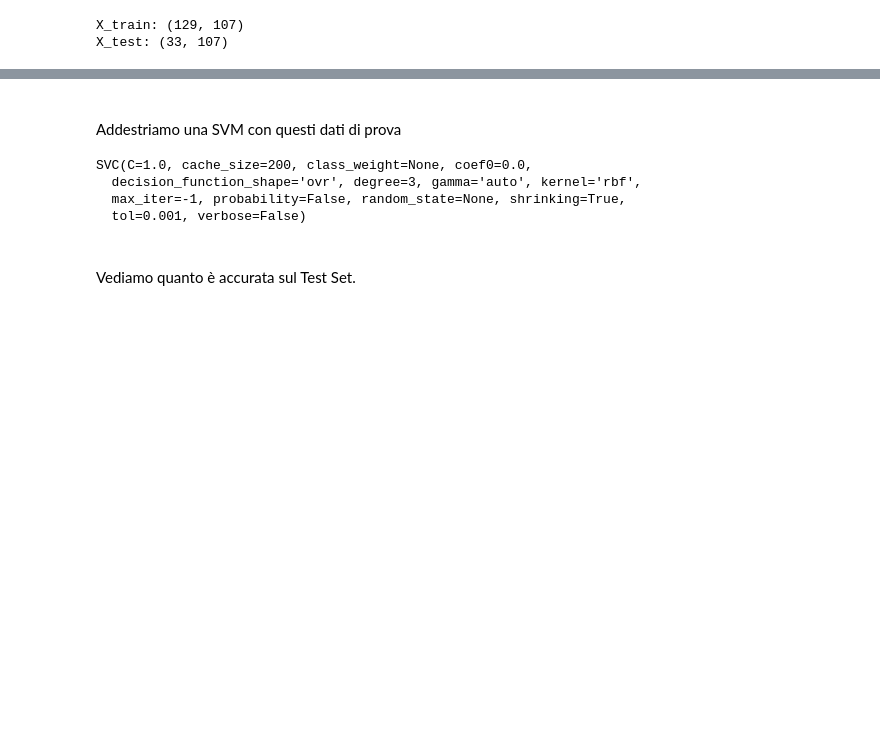
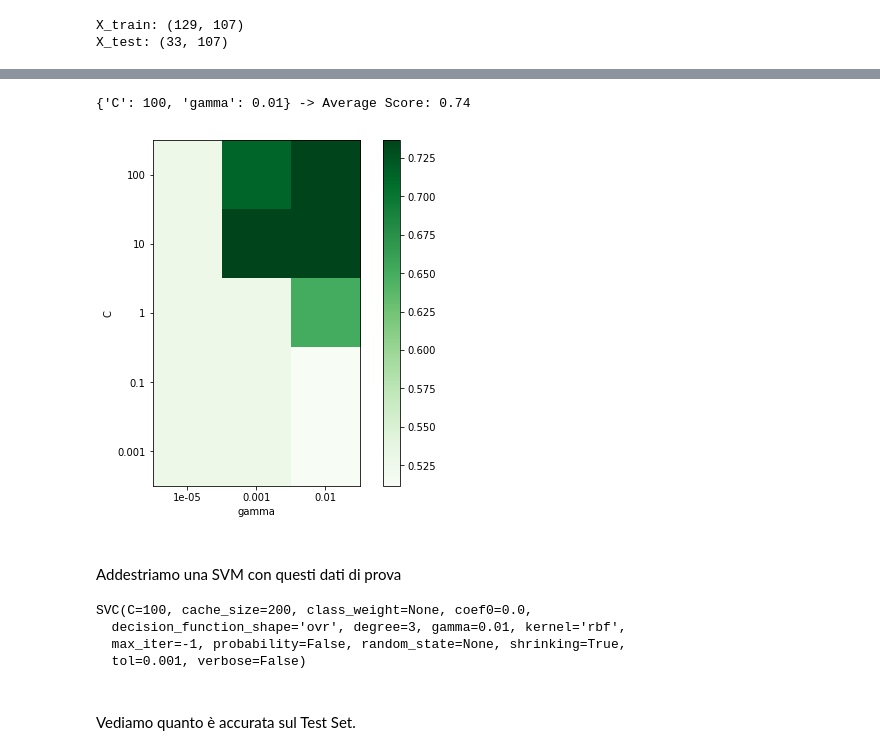
Before and after one commit to lucaArrotta/Python-library-for-Action-Unit-and-Emotion-recognition-with-CNNs-SVMs-and-SVRs, a Jupyter notebook: svm_training.ipynb, the cells around one changed output, grey strips where cells are left out. Cells and saved outputs as stored; diff of their text form; code cells hidden in the pictures; blank space fills up the shorter version.

```diff
--- a/svm_training.ipynb
+++ b/svm_training.ipynb
@@ -118,10 +118,8 @@ for dir in os.listdir(frame_path):
         if not subdir.startswith('.'):
             for frame in os.listdir("{}/{}/{}".format(frame_path, dir, subdir)):
                 if frame.endswith(".png"):
-                    aus_list = get_aus("{}/{}/{}".format(dir, subdir, frame))
+                    aus_list = get_aus(label_path, "{}/{}/{}".format(dir, subdir, frame))
                     if au in aus_list:
-                        print("{}/{}/{}/{}     {}".format(frame_path, dir, subdir, frame, count_positive+1))
-                        print("AU: {}".format(aus_list))
                         if count_positive == 0:
                             fd, hog_image = apply_pipeline("{}/{}/{}/{}".format(frame_path, dir, subdir, frame), return_hog_image=True)
                             show_gray_image_from_path("{}/{}/{}/{}".format(frame_path, dir, subdir, frame))
@@ -129,10 +127,16 @@ for dir in os.listdir(frame_path):
                         else:
                             fd = apply_pipeline("{}/{}/{}/{}".format(frame_path, dir, subdir, frame))
 
+                        if count_positive < 3:
+                            print("{}/{}/{}/{}     {}".format(frame_path, dir, subdir, frame, count_positive+1))
+                            print("AU: {}".format(aus_list))
+                            print("-------------------------------------------------------------------")
+                        if count_positive == 3:
+                            print("...")
+
                         count_positive += 1
                         feature_list.append(fd)
                         labels.append("true")
-                        print("-------------------------------------------------------------------")
 
                     else:
                         if count_positive > count_negative:
@@ -141,6 +145,6 @@ for dir in os.listdir(frame_path):
                             labels.append("false")
 
 feature_list = np.asarray(feature_list)
-print(feature_list.shape)
-print(labels)
+print("Shape della matrice di feature: ", feature_list.shape)
+print("Numero di etichette:            ", len(labels))
 # %% [output]
@@ -198,14 +228,38 @@ X_test: (33, 107)
+# %%
+# plot the scores of the grid
+# grid_scores_ contains parameter settings and scores
+score_dict = clf_grid.grid_scores_
+
+# We extract just the scores
+scores = [x[1] for x in score_dict]
+scores = np.array(scores).reshape(len(param_grid['C']), len(param_grid['gamma']))
+
+print("{0} -> Average Score: {1:.2f}".format(clf_grid.best_params_, scores.max()))
+
+# Make a nice figure
+plt.figure(figsize=(8, 6))
+plt.subplots_adjust(left=0.15, right=0.95, bottom=0.15, top=0.95)
+plt.imshow(scores, interpolation='nearest', cmap=plt.cm.Greens)
+plt.xlabel('gamma')
+plt.ylabel('C')
+plt.colorbar()
+plt.xticks(np.arange(len(param_grid['gamma'])), param_grid['gamma'])
+plt.yticks(np.arange(len(param_grid['C'])), param_grid['C'])
+plt.show()
+# %% [output]
+{'C': 100, 'gamma': 0.01} -> Average Score: 0.74
+[figure, added]
 # %% [markdown]
 <br>
 Addestriamo una SVM con questi dati di prova
 # %%
-from sklearn.svm import SVC
+#from sklearn.svm import SVC
 
-clf = SVC()
+clf = clf_grid.best_estimator_
 clf.fit(X_train_pca, y_train)
 # %% [output]
-SVC(C=1.0, cache_size=200, class_weight=None, coef0=0.0,
-  decision_function_shape='ovr', degree=3, gamma='auto', kernel='rbf',
+SVC(C=100, cache_size=200, class_weight=None, coef0=0.0,
+  decision_function_shape='ovr', degree=3, gamma=0.01, kernel='rbf',
   max_iter=-1, probability=False, random_state=None, shrinking=True,
   tol=0.001, verbose=False)
 # %% [markdown]
```
Also changed, not shown: parts of 16 cells of this notebook, 1 other file.
